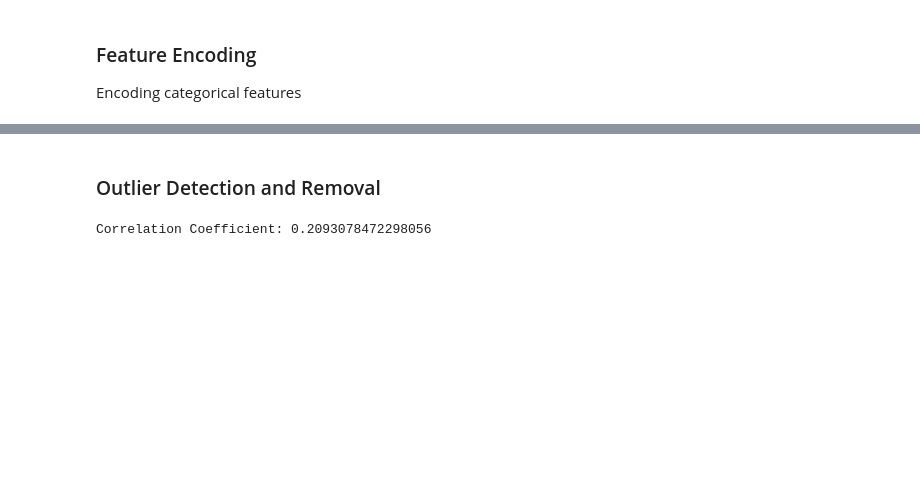
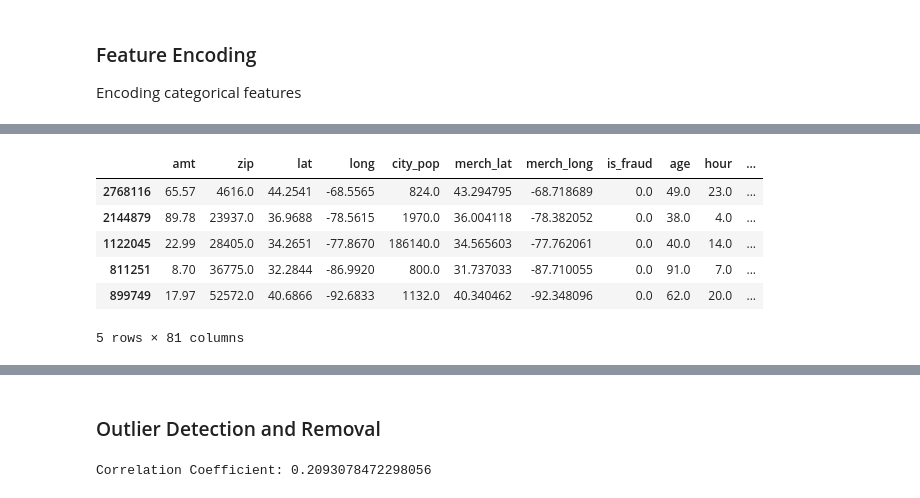
Before and after one commit to MBrozhko34/MachineLearningFYP, a Jupyter notebook: Main/FYP Work-Product.ipynb, the cells around one changed output, grey strips where cells are left out. Cells and saved outputs as stored; diff of their text form; code cells hidden in the pictures; blank space fills up the shorter version.

```diff
--- a/Main/FYP Work-Product.ipynb
+++ b/Main/FYP Work-Product.ipynb
@@ -219,0 +202,3 @@ dfn.head()
+# %%
+df = df.drop(['city','job'],axis=1)
+df.dtypes
@@ -219,0 +226,9 @@ dfn.head()
+# %%
+# #labels (y) are the what we are trying to predict and as such, is the 'is_fraud' column
+# y=dfn_more['is_fraud'].values
+# #format data and for features (X) remove 'is_fraud' column since this is what we are trying to predict
+# X=dfn_more.drop(['is_fraud'], axis='columns')
+
+train_data, test_data = train_test_split(df, test_size=0.33, random_state=42)
+
+train_data.dtypes
@@ -229,11 +263,30 @@ from sklearn.preprocessing import OneHotEncoder
 #   -Removal of unnecessary data
 #   -Reformatting of data to more model-friendly format
 
-# Create a OneHotEncoder object
+# Define the columns to encode
+columns_to_encode = ['state', 'gender','category']
+
+# Create an instance of the encoder
 encoder = OneHotEncoder()
-encoded_data = encoder.fit_transform(dfn[['gender', 'category','state']]).toarray()
-new_columns = list(encoder.get_feature_names_out(['gender', 'category','state']))
-dfn[new_columns] = encoded_data
-dfn = dfn.drop(['gender', 'category','state','job','city'], axis=1)
 
-dfn.dtypes
+# Fit the encoder to the training data for the selected columns
+encoder.fit(train_data[columns_to_encode])
+
+# Apply the encoder to the training and test data for the selected columns
+train_data_encoded = encoder.transform(train_data[columns_to_encode])
+test_data_encoded = encoder.transform(test_data[columns_to_encode])
+
+# Get the names of the encoded columns
+encoded_column_names = encoder.get_feature_names(columns_to_encode)
+
+# Create new DataFrames for the encoded columns
+train_data_encoded_df = pd.DataFrame(train_data_encoded.toarray(), columns=encoded_column_names)
+test_data_encoded_df = pd.DataFrame(test_data_encoded.toarray(), columns=encoded_column_names)
+
+# Drop the original columns from the training and test data
+train_data = train_data.drop(columns_to_encode, axis=1)
+test_data = test_data.drop(columns_to_encode, axis=1)
+
+# Concatenate the encoded columns with the remaining columns
+train_data = pd.concat([train_data, train_data_encoded_df], axis=1)
+test_data = pd.concat([test_data, test_data_encoded_df], axis=1)
@@ -262,0 +317,10 @@ dfn.head()
+# %%
+train_data.head()
+# %% [output]
+|  | amt | zip | lat | long | city_pop | merch_lat | merch_long | is_fraud | age | hour | ... |
+| 2768116 | 65.57 | 4616.0 | 44.2541 | -68.5565 | 824.0 | 43.294795 | -68.718689 | 0.0 | 49.0 | 23.0 | ... |
+| 2144879 | 89.78 | 23937.0 | 36.9688 | -78.5615 | 1970.0 | 36.004118 | -78.382052 | 0.0 | 38.0 | 4.0 | ... |
+| 1122045 | 22.99 | 28405.0 | 34.2651 | -77.8670 | 186140.0 | 34.565603 | -77.762061 | 0.0 | 40.0 | 14.0 | ... |
+| 811251 | 8.70 | 36775.0 | 32.2844 | -86.9920 | 800.0 | 31.737033 | -87.710055 | 0.0 | 91.0 | 7.0 | ... |
+| 899749 | 17.97 | 52572.0 | 40.6866 | -92.6833 | 1132.0 | 40.340462 | -92.348096 | 0.0 | 62.0 | 20.0 | ... |
+5 rows × 81 columns
```
Also changed, not shown: parts of 41 cells of this notebook.
